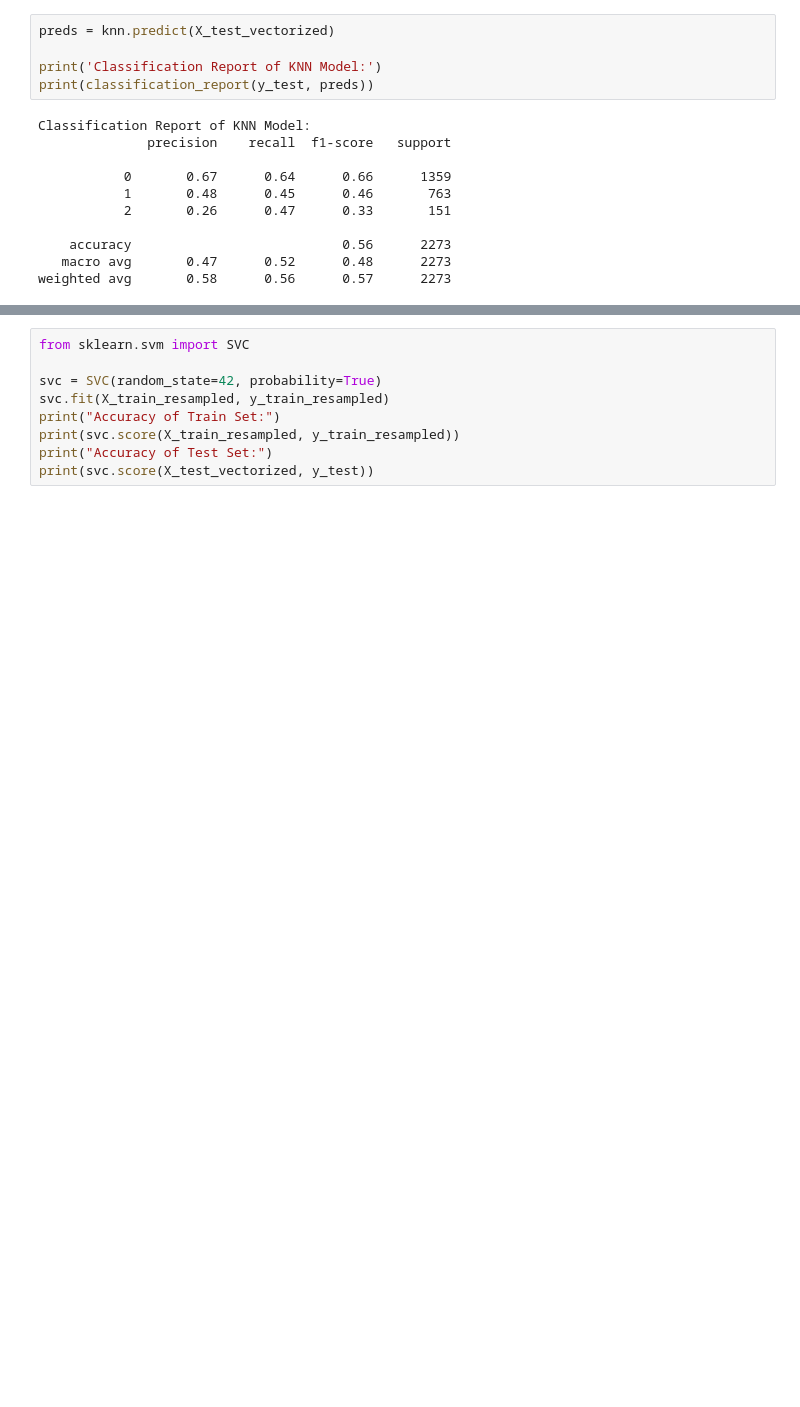
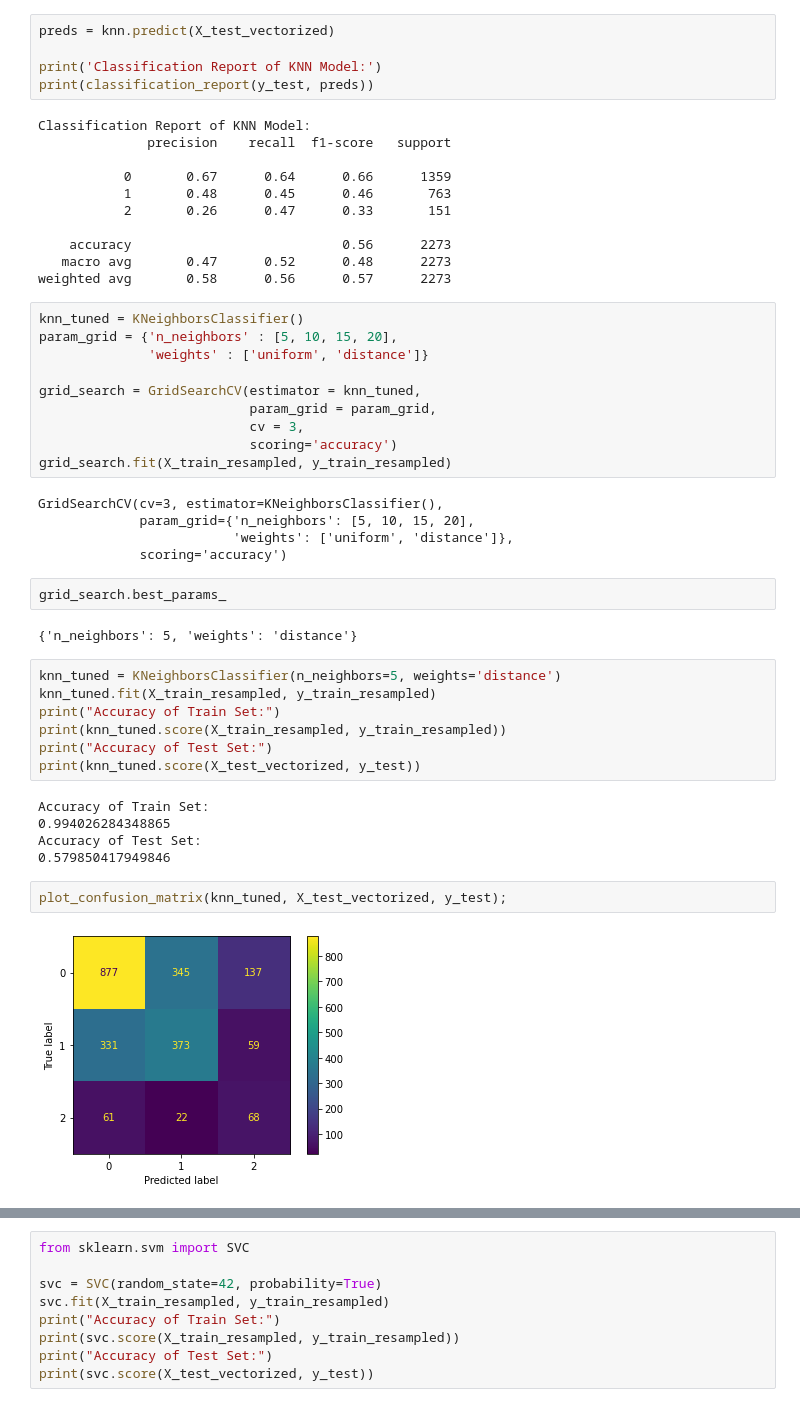
Before and after one commit to VolhaP87/Twitter_Sentiment_Analysis, a Jupyter notebook: Untitled.ipynb, the cells around one changed output, grey strips where cells are left out. Drawn from its saved outputs; the diff is of its cells as text; blank space fills up the shorter version.

```diff
--- a/Untitled.ipynb
+++ b/Untitled.ipynb
@@ -543,3 +599,38 @@ Classification Report of KNN Model:
     accuracy                           0.56      2273
    macro avg       0.47      0.52      0.48      2273
 weighted avg       0.58      0.56      0.57      2273
+# %%
+knn_tuned = KNeighborsClassifier()
+param_grid = {'n_neighbors' : [5, 10, 15, 20],
+              'weights' : ['uniform', 'distance']}
+
+grid_search = GridSearchCV(estimator = knn_tuned,
+                           param_grid = param_grid,
+                           cv = 3,
+                           scoring='accuracy')
+grid_search.fit(X_train_resampled, y_train_resampled)
+# %% [output]
+GridSearchCV(cv=3, estimator=KNeighborsClassifier(),
+             param_grid={'n_neighbors': [5, 10, 15, 20],
+                         'weights': ['uniform', 'distance']},
+             scoring='accuracy')
+# %%
+grid_search.best_params_
+# %% [output]
+{'n_neighbors': 5, 'weights': 'distance'}
+# %%
+knn_tuned = KNeighborsClassifier(n_neighbors=5, weights='distance')
+knn_tuned.fit(X_train_resampled, y_train_resampled)
+print("Accuracy of Train Set:")
+print(knn_tuned.score(X_train_resampled, y_train_resampled))
+print("Accuracy of Test Set:")
+print(knn_tuned.score(X_test_vectorized, y_test))
+# %% [output]
+Accuracy of Train Set:
+0.994026284348865
+Accuracy of Test Set:
+0.579850417949846
+# %%
+plot_confusion_matrix(knn_tuned, X_test_vectorized, y_test);
+# %% [output]
+[figure, added]
```
Also changed, not shown: parts of 17 cells of this notebook.
